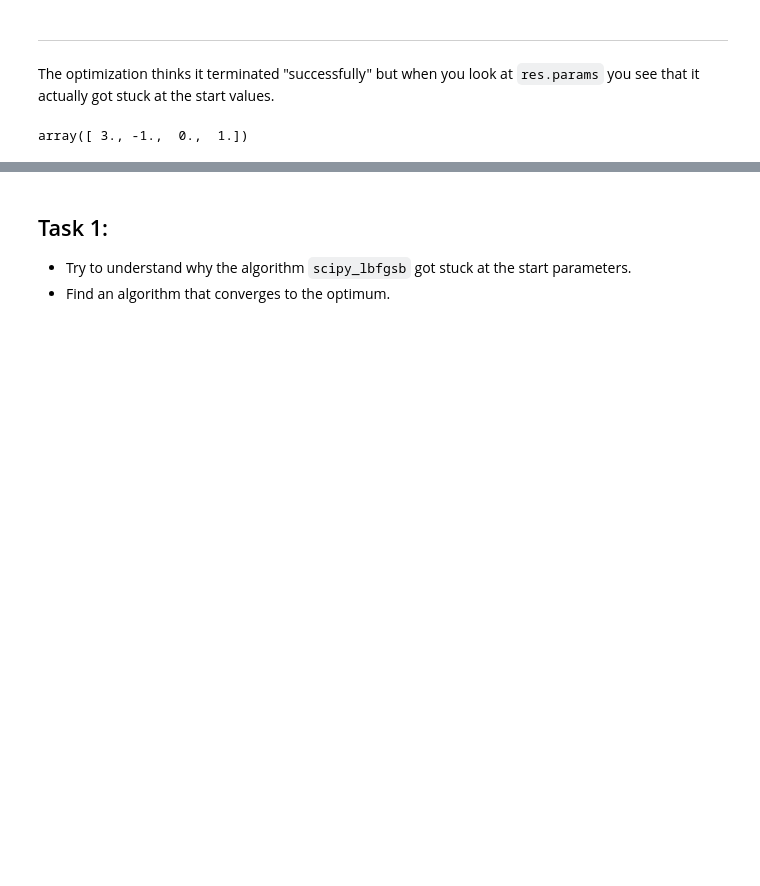
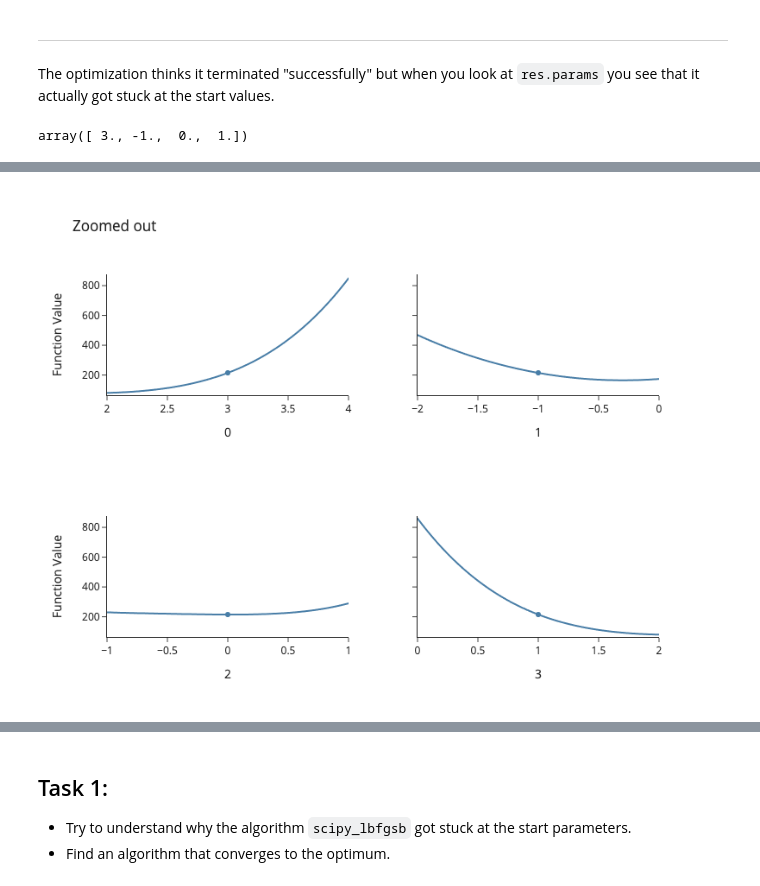
Before and after one commit to optimagic-dev/euroscipy-estimagic, a Jupyter notebook: exercises/03_play_with_algorithm_and_algo_options.ipynb, the cells around one changed output, grey strips where cells are left out. Saved outputs shown, nothing was run; the diff lists cells and outputs as text; code cells hidden in the pictures; blank space fills up the shorter version.

```diff
--- a/exercises/03_play_with_algorithm_and_algo_options.ipynb
+++ b/exercises/03_play_with_algorithm_and_algo_options.ipynb
@@ -29,7 +29,8 @@ def powell_steps(x):
     out = {"root_contributions": fvec, "value": np.dot(fvec, fvec)}
     return out
 
-powell_start = np.array([3, -1, 0, 1])
+
+powell_start = np.array([3.0, -1, 0, 1])
 # %%
 # optimal criterion value
 powell_criterion = 0
@@ -56,0 +66,12 @@ array([ 3., -1.,  0.,  1.])
+# %%
+fig = em.slice_plot(
+    func=powell_steps,
+    params=powell_start,
+    lower_bounds=powell_start - 1,
+    upper_bounds=powell_start + 1,
+    n_gridpoints=1_000,
+    title="Zoomed out",
+)
+fig.show(renderer="png")
+# %% [output]
+[figure, added]
```
Also changed, not shown: parts of 5 cells of this notebook, 8 other files.
